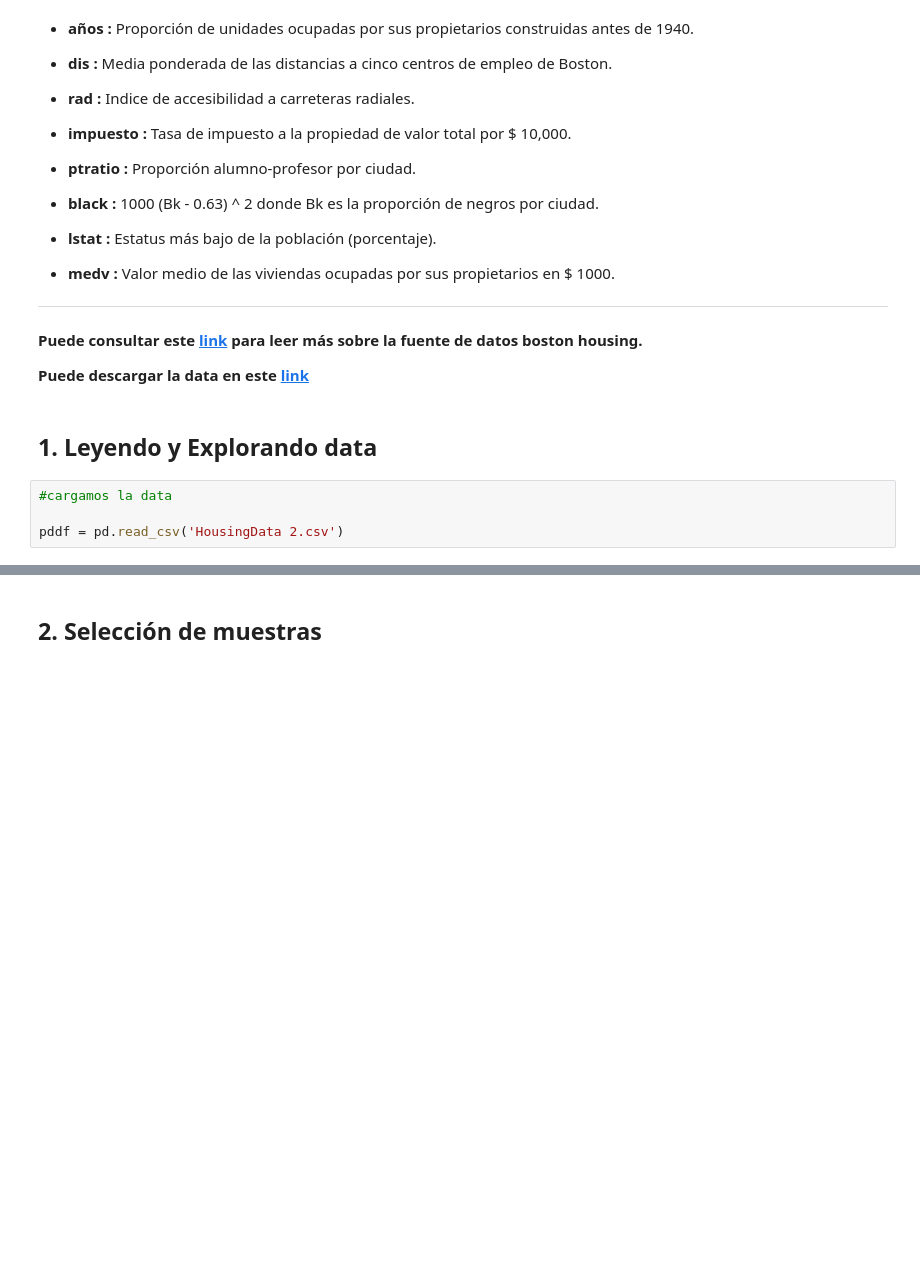
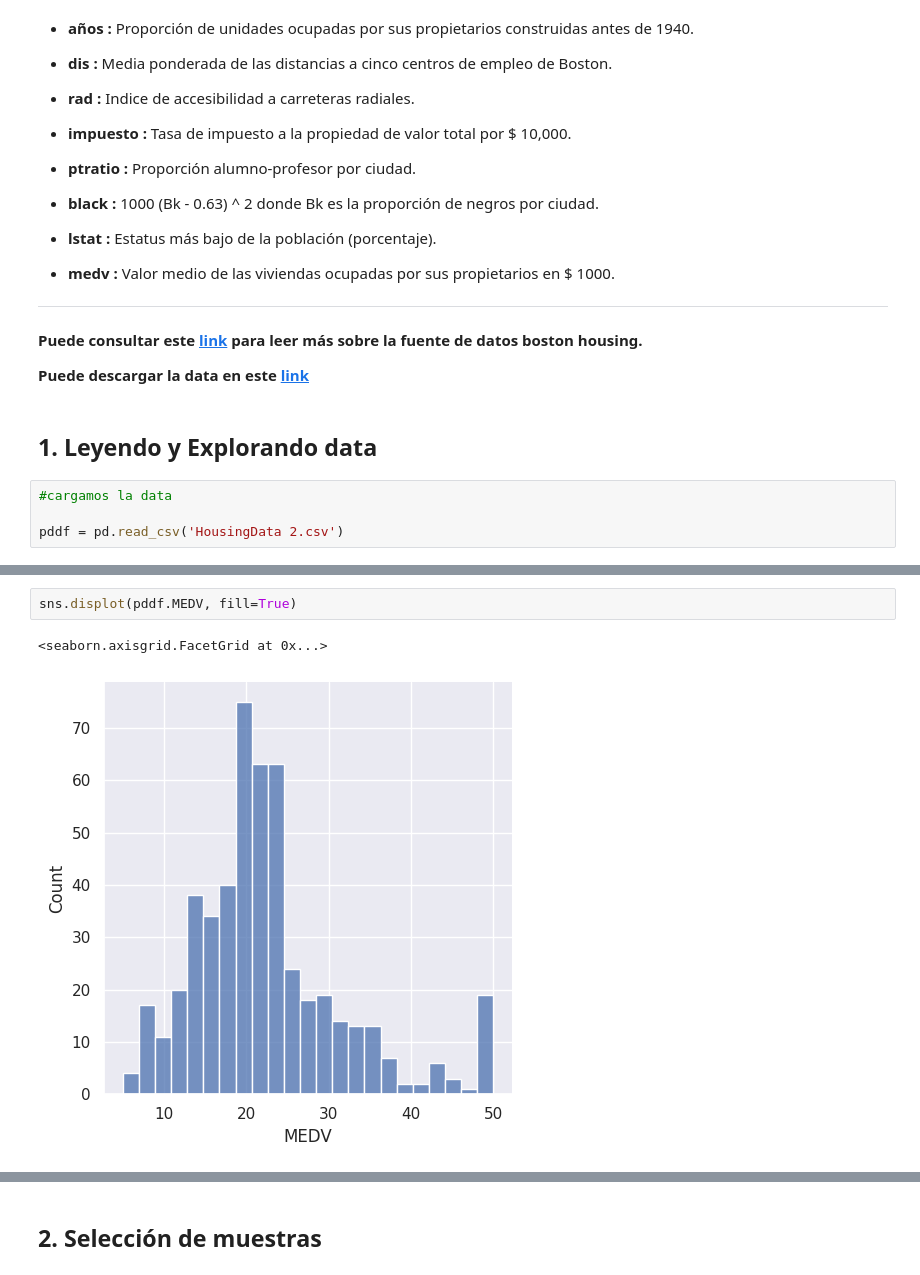
Before and after one commit to GPBlaster/CODE_GP_PROJECT_MLDL, a Jupyter notebook: Supervised_models/Linear_regression/Lab_Boston_Housing_v2.ipynb, the cells around one changed output, grey strips where cells are left out. Cells and saved outputs as stored; diff of their text form; blank space fills up the shorter version.

```diff
--- a/Supervised_models/Linear_regression/Lab_Boston_Housing_v2.ipynb
+++ b/Supervised_models/Linear_regression/Lab_Boston_Housing_v2.ipynb
@@ -131,0 +154,5 @@ sns.displot(pddf.NOX, kind="kde", fill=True)
+# %%
+sns.displot(pddf.MEDV, fill=True)
+# %% [output]
+<seaborn.axisgrid.FacetGrid at 0x...>
+[figure, added]
```
Also changed, not shown: parts of 26 cells of this notebook.
